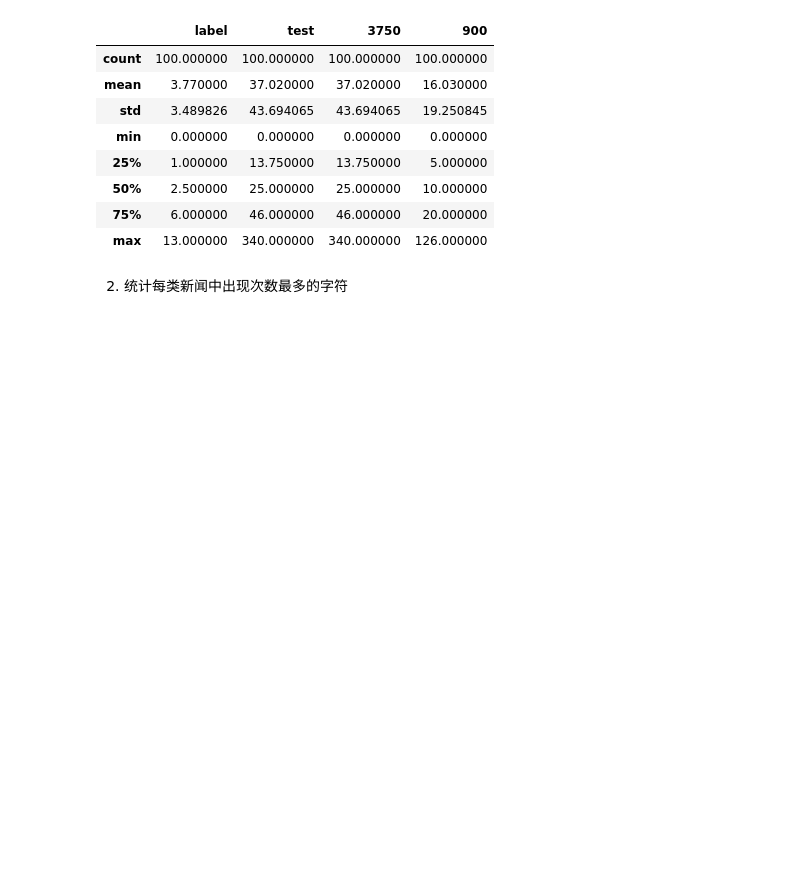
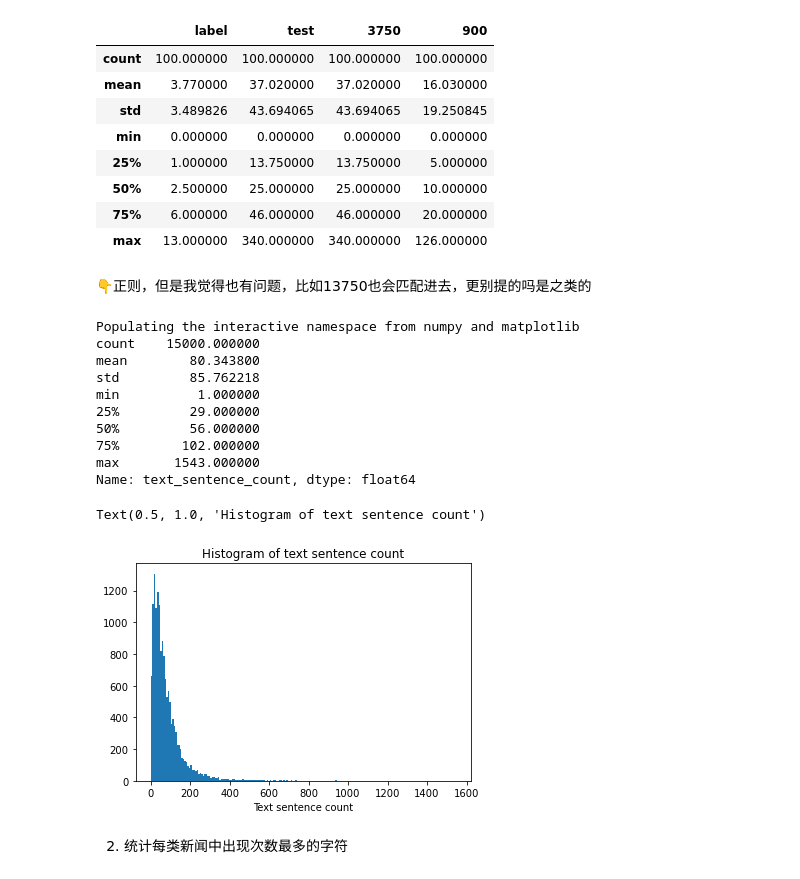
Before and after one commit to elsieyin/TC_NLP, a Jupyter notebook: Task2 数据读取与数据分析.ipynb, the cells around one changed output. Cells and saved outputs as stored; diff of their text form; code cells hidden in the pictures; blank space fills up the shorter version.

```diff
--- a/Task2 数据读取与数据分析.ipynb
+++ b/Task2 数据读取与数据分析.ipynb
@@ -15,7 +15,7 @@
 赛题数据虽然是文本数据，每个新闻是不定长的，但任然使用csv格式进行存储。因此可以直接用`Pandas`完成数据读取的操作。
 # %%
 import pandas as pd
-train_df = pd.read_csv('./data/train_set.csv', sep='\t') #nrows=100
+train_df = pd.read_csv('./data/train_set.csv', sep='\t', nrows=15000) #nrows=100
 # %%
 train_df.to_pickle('./data/train.pkl') # 生成pickle文件
 # %% [markdown]
@@ -244,6 +244,34 @@ train_df.describe()
 | 50% | 2.500000 | 25.000000 | 25.000000 | 10.000000 |
 | 75% | 6.000000 | 46.000000 | 46.000000 | 20.000000 |
 | max | 13.000000 | 340.000000 | 340.000000 | 126.000000 |
+# %% [markdown]
+👇正则，但是我觉得也有问题，比如13750也会匹配进去，更别提的吗是之类的
+# %%
+import matplotlib.pyplot as plt
+%pylab inline
+#split一次指定多个分隔符可以用re模块
+#假设3750、900、648为标点符号，统计平均每篇新闻由多少个句子组成
+import re
+train_df['text_sentence'] = train_df['text'].apply(lambda x : re.split('3750|900|648',x))
+train_df['text_sentence_count'] = train_df['text_sentence'].apply(lambda x : int(len(x)))
+print(train_df['text_sentence_count'].describe())
+#绘制句子长度的直方图
+_ = plt.hist(train_df['text_sentence_count'],bins=200)
+plt.xlabel('Text sentence count')
+plt.title('Histogram of text sentence count')
+# %% [output]
+Populating the interactive namespace from numpy and matplotlib
+count    15000.000000
+mean        80.343800
+std         85.762218
+min          1.000000
+25%         29.000000
+50%         56.000000
+75%        102.000000
+max       1543.000000
+Name: text_sentence_count, dtype: float64
+Text(0.5, 1.0, 'Histogram of text sentence count')
+[figure, added]
 # %% [markdown]
 2. 统计每类新闻中出现次数最多的字符
 # %%
```
Also changed, not shown: 2 other files.
